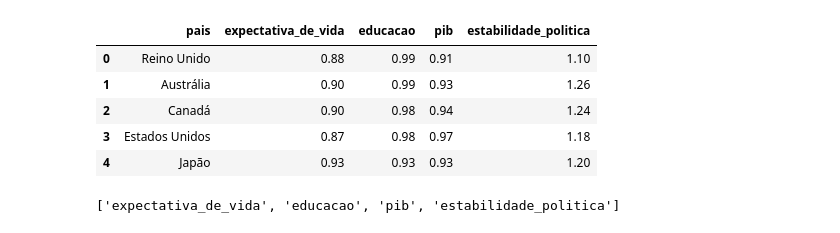
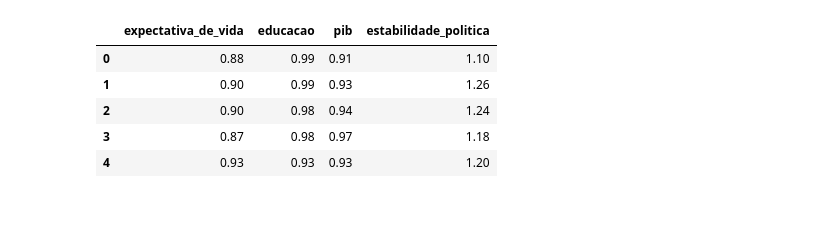
Before and after one commit to angelomarcelino/machine_learning, a Jupyter notebook: lista_3/q4_som.ipynb, the cells around one changed output. Drawn from its saved outputs; the diff is of its cells as text; code cells hidden in the pictures.

```diff
--- a/lista_3/q4_som.ipynb
+++ b/lista_3/q4_som.ipynb
@@ -3,21 +18,16 @@
 # %%
-import pandas as pd
-import numpy as np
-
 data = pd.read_csv('https://raw.githubusercontent.com/angelomarcelino/machine_learning/main/lista_3/q3_data.csv')
-atributos = ['expectativa_de_vida', 'educacao', 'pib', 'estabilidade_politica']
+atributos = data[['expectativa_de_vida', 'educacao', 'pib', 'estabilidade_politica']]
 paises = data['pais']
+paises.replace('Reino Unido', 'UK', inplace=True)
+paises.replace('Estados Unidos', 'USA', inplace=True)
 # %%
-data.head()
+atributos.head()
 # %% [output]
-|  | pais | expectativa_de_vida | educacao | pib | estabilidade_politica |
-| 0 | Reino Unido | 0.88 | 0.99 | 0.91 | 1.10 |
-| 1 | Austrália | 0.90 | 0.99 | 0.93 | 1.26 |
-| 2 | Canadá | 0.90 | 0.98 | 0.94 | 1.24 |
-| 3 | Estados Unidos | 0.87 | 0.98 | 0.97 | 1.18 |
-| 4 | Japão | 0.93 | 0.93 | 0.93 | 1.20 |
+|  | expectativa_de_vida | educacao | pib | estabilidade_politica |
+| 0 | 0.88 | 0.99 | 0.91 | 1.10 |
+| 1 | 0.90 | 0.99 | 0.93 | 1.26 |
+| 2 | 0.90 | 0.98 | 0.94 | 1.24 |
+| 3 | 0.87 | 0.98 | 0.97 | 1.18 |
+| 4 | 0.93 | 0.93 | 0.93 | 1.20 |
-# %%
-atributos
-# %% [output]
-['expectativa_de_vida', 'educacao', 'pib', 'estabilidade_politica']
 # %%
```
Also changed, not shown: parts of 10 cells of this notebook.
